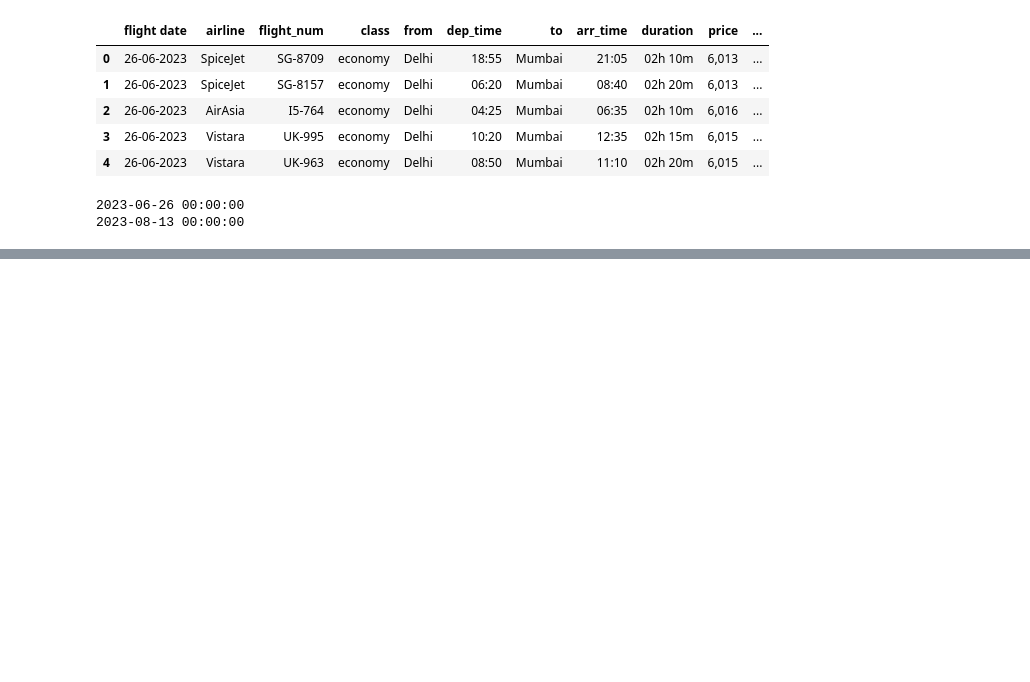
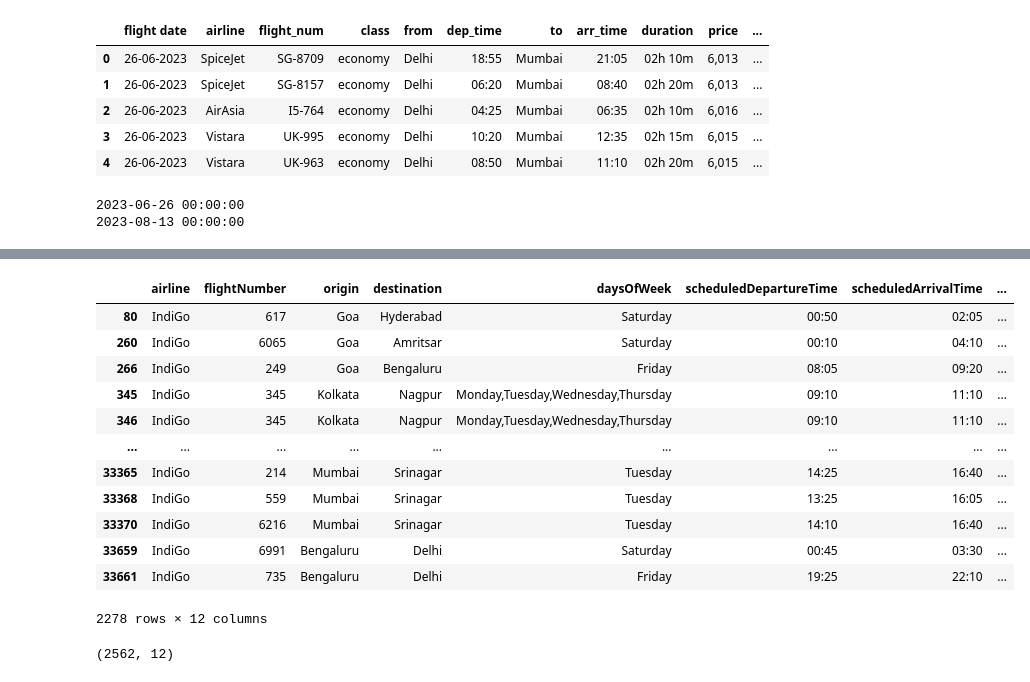
Before and after one commit to PranavSivanesh/Indian-Flights-Price-Analysis, a Jupyter notebook: notebooks/analysis.ipynb, the cells around one changed output, grey strips where cells are left out. Drawn from its saved outputs; the diff is of its cells as text; code cells hidden in the pictures; blank space fills up the shorter version.

```diff
--- a/notebooks/analysis.ipynb
+++ b/notebooks/analysis.ipynb
@@ -51,0 +401,3 @@ print(df_price['flight date'].max())
+# %%
+df_schedule = pd.read_csv('C:/Users/pkuma/OneDrive/Desktop/Coding practice/Indian-Flights-Price-Analysis/data/Air-Clean.csv')
+df_schedule.head()
@@ -51,0 +442,5 @@ print(df_price['flight date'].max())
+# %%
+current_airlines = ['SpiceJet', 'Vistara', 'IndiGo', 'Air India', 'Akasa Air', 'Star Air', 'Alliance Air (India)']
+df_schedule = df_schedule[df_schedule['airline'].isin(current_airlines)]
+print(df_schedule['airline'].value_counts())
+print(df_schedule.shape)
@@ -51,0 +476,3 @@ print(df_price['flight date'].max())
+# %%
+df_schedule['validity_days'] = (pd.to_datetime(df_schedule['validTo']) - pd.to_datetime(df_schedule['validFrom'])).dt.days
+df_schedule['validity_days'].describe()
@@ -51,0 +489,23 @@ print(df_price['flight date'].max())
+# %%
+df_schedule[df_schedule['validity_days'] < 5]
+# %% [output]
+|  | airline | flightNumber | origin | destination | daysOfWeek | scheduledDepartureTime | scheduledArrivalTime | ... |
+| 80 | IndiGo | 617 | Goa | Hyderabad | Saturday | 00:50 | 02:05 | ... |
+| 260 | IndiGo | 6065 | Goa | Amritsar | Saturday | 00:10 | 04:10 | ... |
+| 266 | IndiGo | 249 | Goa | Bengaluru | Friday | 08:05 | 09:20 | ... |
+| 345 | IndiGo | 345 | Kolkata | Nagpur | Monday,Tuesday,Wednesday,Thursday | 09:10 | 11:10 | ... |
+| 346 | IndiGo | 345 | Kolkata | Nagpur | Monday,Tuesday,Wednesday,Thursday | 09:10 | 11:10 | ... |
+| ... | ... | ... | ... | ... | ... | ... | ... | ... |
+| 33365 | IndiGo | 214 | Mumbai | Srinagar | Tuesday | 14:25 | 16:40 | ... |
+| 33368 | IndiGo | 559 | Mumbai | Srinagar | Tuesday | 13:25 | 16:05 | ... |
+| 33370 | IndiGo | 6216 | Mumbai | Srinagar | Tuesday | 14:10 | 16:40 | ... |
+| 33659 | IndiGo | 6991 | Bengaluru | Delhi | Saturday | 00:45 | 03:30 | ... |
+| 33661 | IndiGo | 735 | Bengaluru | Delhi | Friday | 19:25 | 22:10 | ... |
+2278 rows × 12 columns
+# %%
+df_schedule['validFrom'] = pd.to_datetime(df_schedule['validFrom'])
+latest_idx = df_schedule.groupby(['airline', 'origin', 'destination'])['validFrom'].idxmax()
+df_current = df_schedule.loc[latest_idx]
+df_current.shape
+# %% [output]
+(2562, 12)
```
Also changed, not shown: parts of 30 cells of this notebook, 1 other file.
